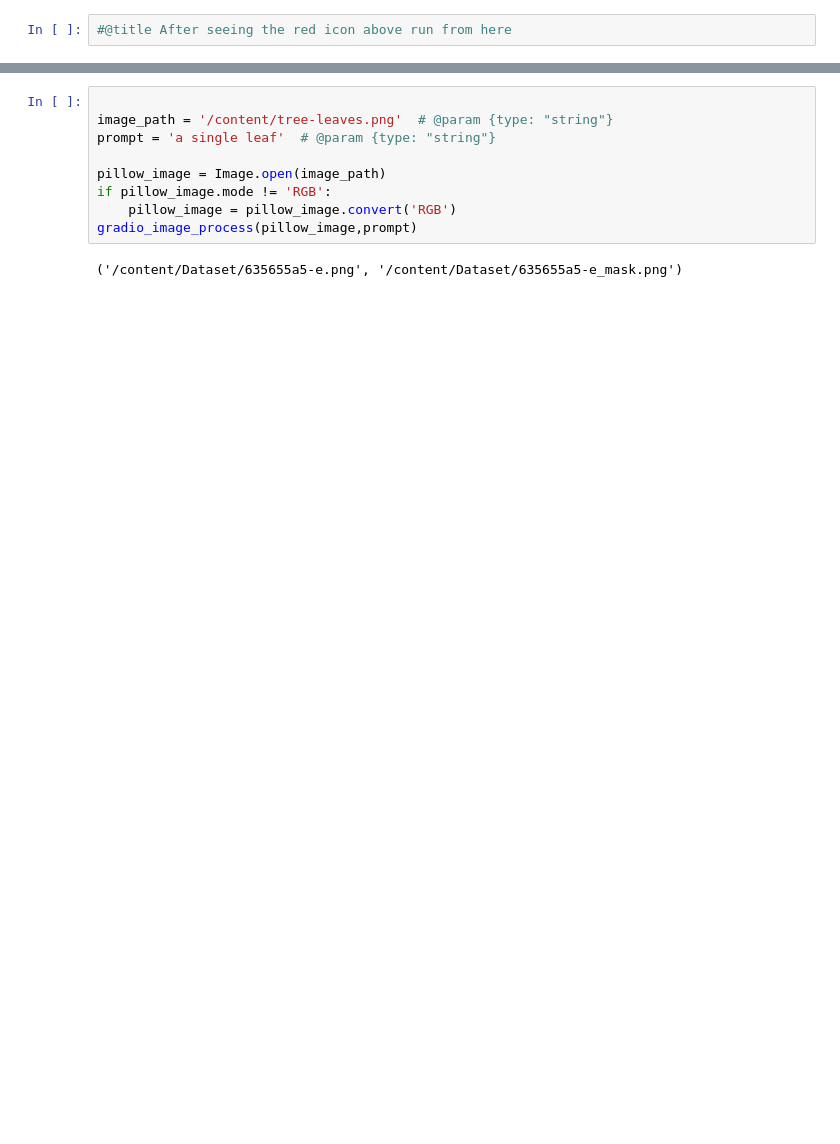
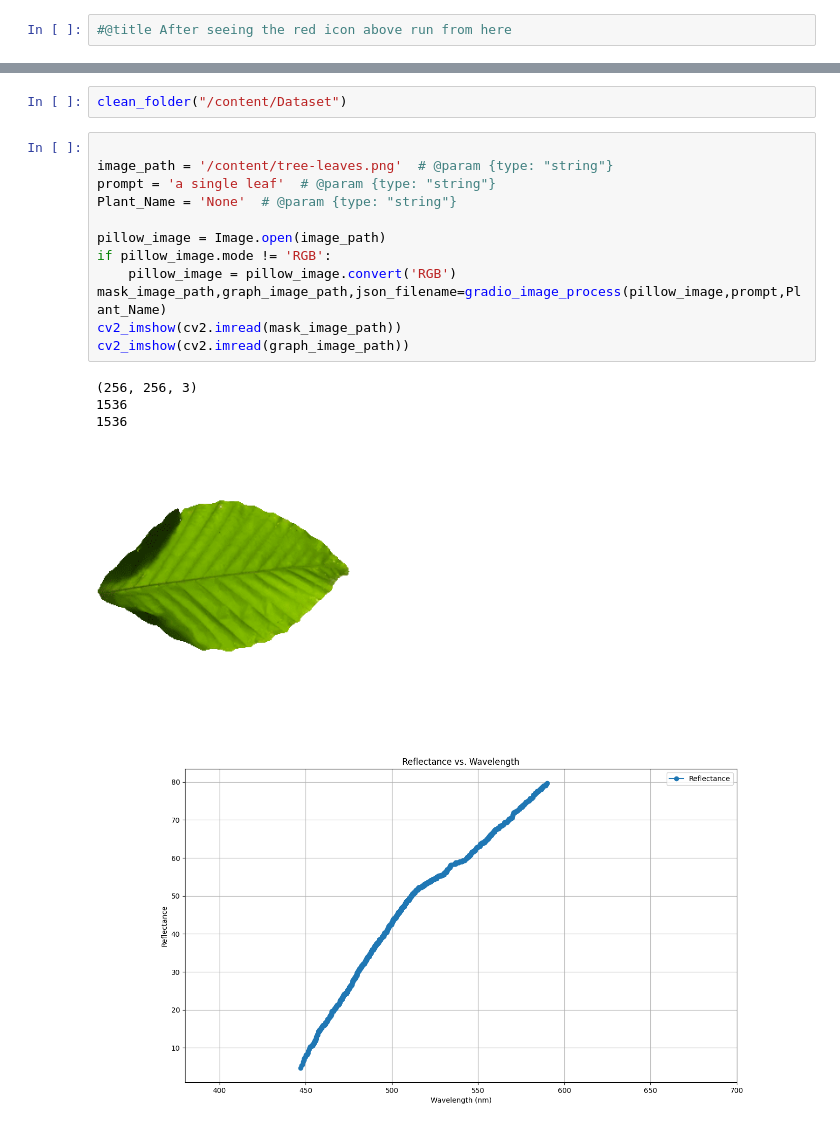
Before and after one commit to p-p-p-p/Spectral-Data-Analysis, a Jupyter notebook: Spectral_Reflection_of_Visible_Light_on_Leaves.ipynb, the cells around one changed output, grey strips where cells are left out. Drawn from its saved outputs; the diff is of its cells as text; blank space fills up the shorter version.

```diff
--- a/Spectral_Reflection_of_Visible_Light_on_Leaves.ipynb
+++ b/Spectral_Reflection_of_Visible_Light_on_Leaves.ipynb
@@ -265,11 +341,20 @@ def gradio_image_process(pillow_image,prompt):
+# %%
+clean_folder("/content/Dataset")
 # %%
 
 image_path = '/content/tree-leaves.png'  # @param {type: "string"}
 prompt = 'a single leaf'  # @param {type: "string"}
+Plant_Name = 'None'  # @param {type: "string"}
 
 pillow_image = Image.open(image_path)
 if pillow_image.mode != 'RGB':
     pillow_image = pillow_image.convert('RGB')
-gradio_image_process(pillow_image,prompt)
+mask_image_path,graph_image_path,json_filename=gradio_image_process(pillow_image,prompt,Plant_Name)
+cv2_imshow(cv2.imread(mask_image_path))
+cv2_imshow(cv2.imread(graph_image_path))
 # %% [output]
-('/content/Dataset/635655a5-e.png', '/content/Dataset/635655a5-e_mask.png')
+(256, 256, 3)
+1536
+1536
+[figure, added]
+[figure, added]
```
Also changed, not shown: parts of 6 cells of this notebook.
